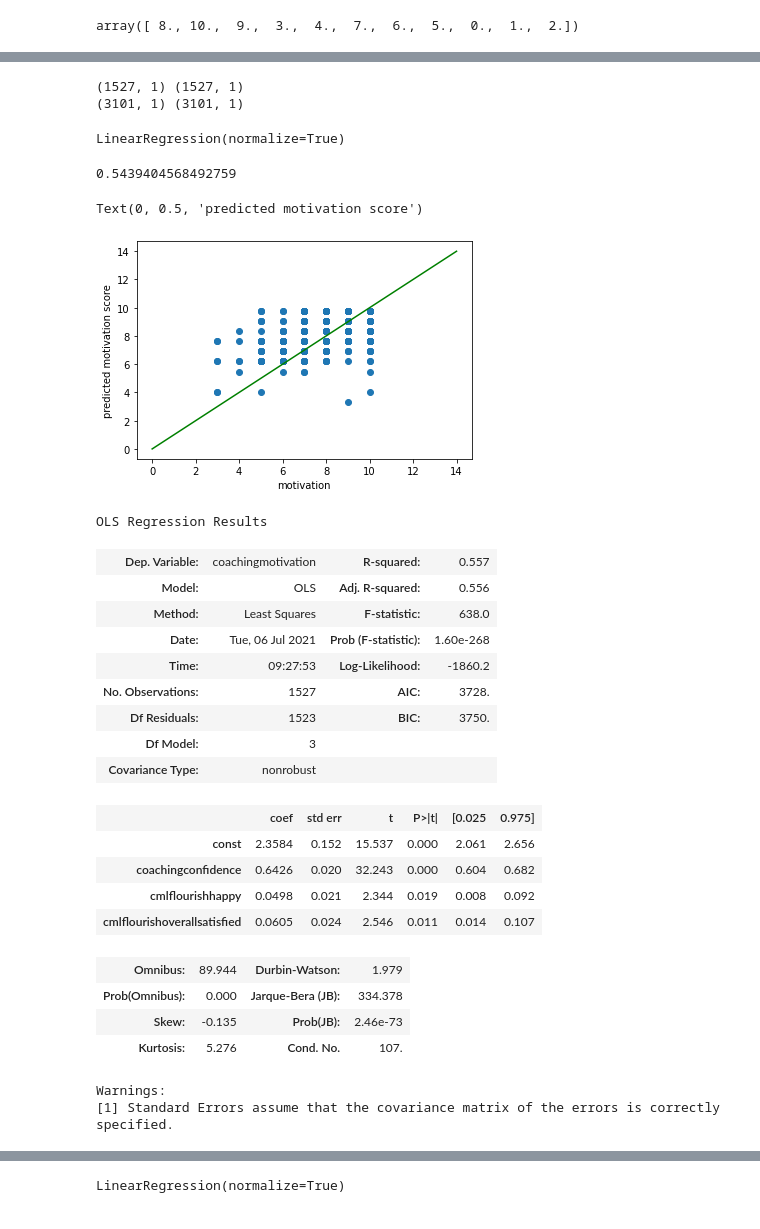
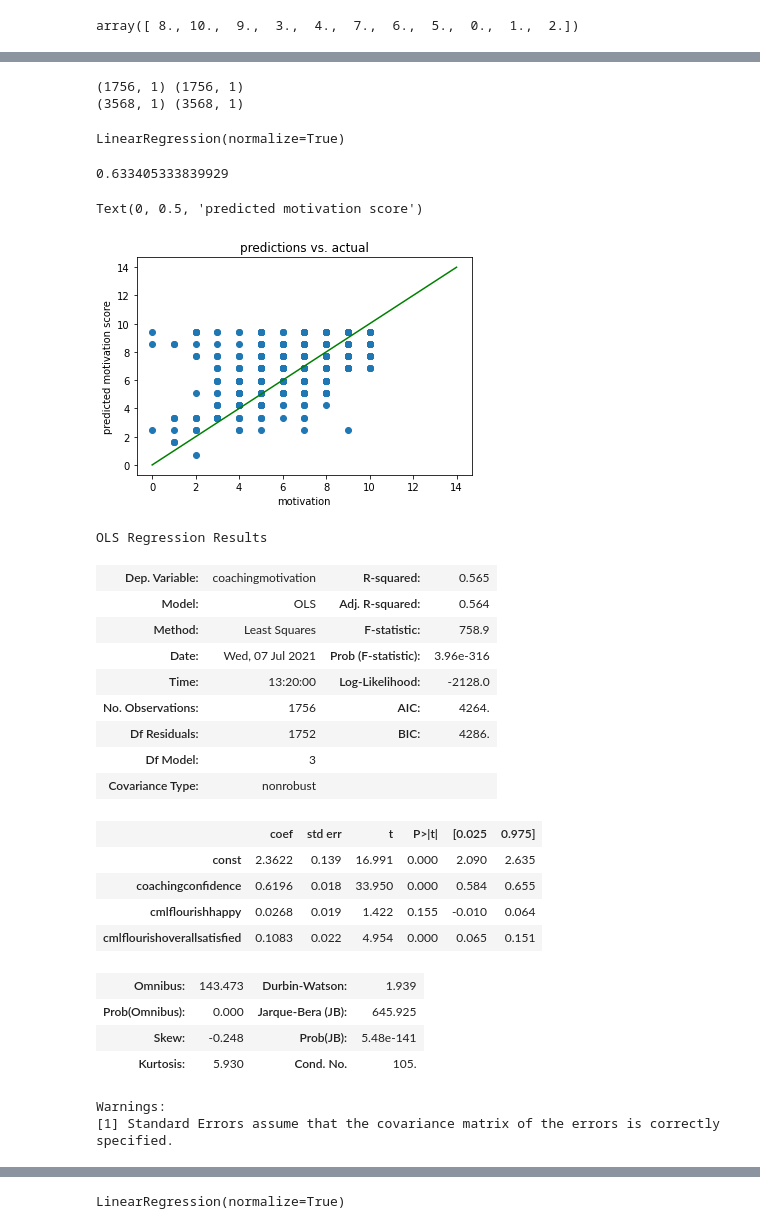
Before and after one commit to darneson1989/2021Coaching, a Jupyter notebook: Survey2021.ipynb, the cells around one changed output, grey strips where cells are left out. Drawn from its saved outputs; the diff is of its cells as text; code cells hidden in the pictures.

```diff
--- a/Survey2021.ipynb
+++ b/Survey2021.ipynb
@@ -11,7 +11,7 @@ from sklearn.metrics import mean_squared_error, r2_score, mean_absolute_error
 from sklearn import linear_model, preprocessing
 import warnings
 # %%
-survey = pd.read_csv('/Users/danielle.arneson/Desktop/61021survey.csv')
+survey = pd.read_csv('/Users/danielle.arneson/Desktop/70721survey.csv')
 clients = pd.read_csv('/Users/danielle.arneson/Desktop/clients.csv')
 programs = pd.read_csv('/Users/danielle.arneson/Desktop/goals2021.csv')
 # %%
@@ -532,8 +532,8 @@ X_train, X_test, y_train, y_test = train_test_split(X, y, test_size= 0.67, rando
 print(X_train.shape, y_train.shape)
 print( X_test.shape, y_test.shape)
 # %% [output]
-(1527, 1) (1527, 1)
-(3101, 1) (3101, 1)
+(1756, 1) (1756, 1)
+(3568, 1) (3568, 1)
 # %%
 model = linear_model.LinearRegression(normalize=True)
 # %%
@@ -543,17 +543,18 @@ LinearRegression(normalize=True)
 # %%
 print(model.score(X_train, y_train))
 # %% [output]
-0.5439404568492759
+0.633405333839929
 # %%
 y_pred = model.predict(X_test)
 # %%
 plt.scatter(y_test, y_pred)
 plt.plot([x for x in range(0,15)],[x for x in range(0,15)], color='green')
+plt.title("predictions vs. actual")
 plt.xlabel('motivation')
 plt.ylabel('predicted motivation score')
 # %% [output]
 Text(0, 0.5, 'predicted motivation score')
-[figure, old version]
+[figure, new version]
 # %%
 #Multiple Linear Regression using OLS
 X = small_survey.drop(["coachingmotivation"],axis=1)
@@ -569,24 +570,24 @@ mv_results = multiple_variables.fit()
 mv_results.summary()
 # %% [output]
 OLS Regression Results
-| Dep. Variable: | coachingmotivation | R-squared: | 0.557 |
-| Model: | OLS | Adj. R-squared: | 0.556 |
-| Method: | Least Squares | F-statistic: | 638.0 |
-| Date: | Tue, 06 Jul 2021 | Prob (F-statistic): | 1.60e-268 |
-| Time: | 09:27:53 | Log-Likelihood: | -1860.2 |
-| No. Observations: | 1527 | AIC: | 3728. |
-| Df Residuals: | 1523 | BIC: | 3750. |
+| Dep. Variable: | coachingmotivation | R-squared: | 0.565 |
+| Model: | OLS | Adj. R-squared: | 0.564 |
+| Method: | Least Squares | F-statistic: | 758.9 |
+| Date: | Wed, 07 Jul 2021 | Prob (F-statistic): | 3.96e-316 |
+| Time: | 13:20:00 | Log-Likelihood: | -2128.0 |
+| No. Observations: | 1756 | AIC: | 4264. |
+| Df Residuals: | 1752 | BIC: | 4286. |
 | Df Model: | 3 |  |  |
 | Covariance Type: | nonrobust |  |  |
 |  | coef | std err | t | P>|t| | [0.025 | 0.975] |
-| const | 2.3584 | 0.152 | 15.537 | 0.000 | 2.061 | 2.656 |
-| coachingconfidence | 0.6426 | 0.020 | 32.243 | 0.000 | 0.604 | 0.682 |
-| cmlflourishhappy | 0.0498 | 0.021 | 2.344 | 0.019 | 0.008 | 0.092 |
-| cmlflourishoverallsatisfied | 0.0605 | 0.024 | 2.546 | 0.011 | 0.014 | 0.107 |
+| const | 2.3622 | 0.139 | 16.991 | 0.000 | 2.090 | 2.635 |
+| coachingconfidence | 0.6196 | 0.018 | 33.950 | 0.000 | 0.584 | 0.655 |
+| cmlflourishhappy | 0.0268 | 0.019 | 1.422 | 0.155 | -0.010 | 0.064 |
+| cmlflourishoverallsatisfied | 0.1083 | 0.022 | 4.954 | 0.000 | 0.065 | 0.151 |
-| Omnibus: | 89.944 | Durbin-Watson: | 1.979 |
-| Prob(Omnibus): | 0.000 | Jarque-Bera (JB): | 334.378 |
-| Skew: | -0.135 | Prob(JB): | 2.46e-73 |
-| Kurtosis: | 5.276 | Cond. No. | 107. |
+| Omnibus: | 143.473 | Durbin-Watson: | 1.939 |
+| Prob(Omnibus): | 0.000 | Jarque-Bera (JB): | 645.925 |
+| Skew: | -0.248 | Prob(JB): | 5.48e-141 |
+| Kurtosis: | 5.930 | Cond. No. | 105. |
 Warnings:
 [1] Standard Errors assume that the covariance matrix of the errors is correctly specified.
 # %%
```
Also changed, not shown: parts of 60 cells of this notebook, 1 other file.
